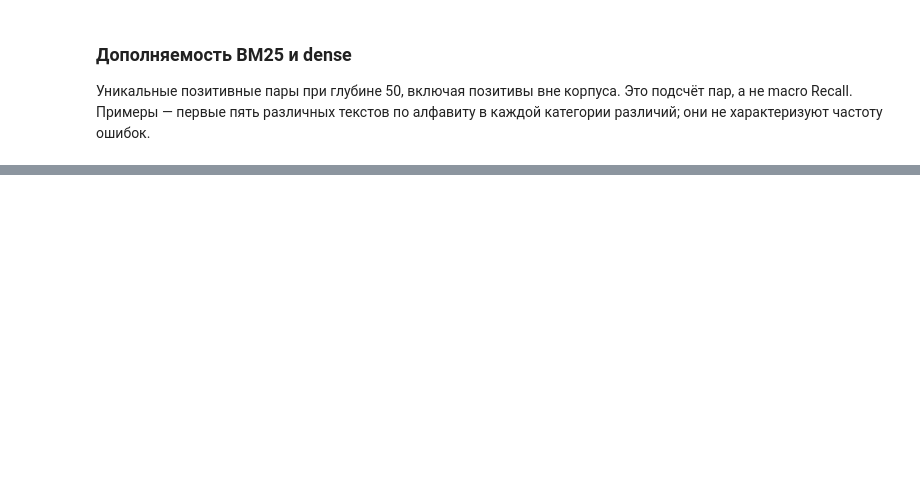
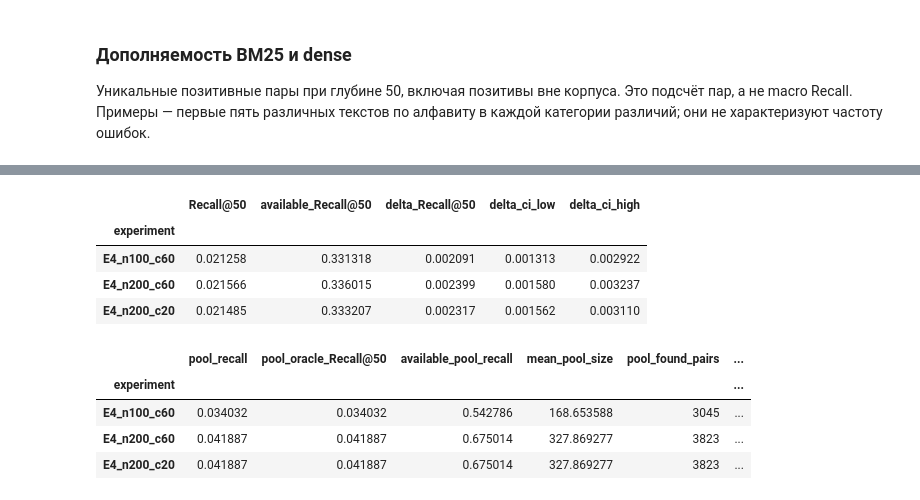
Before and after one commit to alexiva05/avito-service-search, a Jupyter notebook: solution.ipynb, the cells around one changed output, grey strips where cells are left out. Cells and saved outputs as stored; diff of their text form; code cells hidden in the pictures; blank space fills up the shorter version.

```diff
--- a/solution.ipynb
+++ b/solution.ipynb
@@ -1502,0 +1574,67 @@ exact search — 0,35 с. Embeddings корпуса занимают 277,17 Ми
+# %%
+e4_rows, e4_predictions, e4_per_query, e4_pool_tables = [], {}, {}, {}
+for name, config in RRF_VARIANTS.items():
+    depth = config["depth"]
+    start = perf_counter()
+    candidate_predictions = {text: rrf([lexical_pool[text][:depth], dense_pool[text][:depth]], c=config["c"])
+                             for text in val_texts}
+    fusion_seconds = perf_counter() - start
+    assert all(len(ids) == 50 and len(set(ids)) == 50 and set(ids) <= corpus_ids for ids in candidate_predictions.values())
+    candidate_per_query = evaluate(validation, candidate_predictions)
+    candidate_metrics = candidate_per_query.mean()
+    ci = cluster_delta_interval(per_query["Recall@50"], candidate_per_query["Recall@50"],
+                                validation.search_query, confidence=E4_CONFIDENCE)
+    if depth not in e4_pool_tables:
+        pools = {text: set(lexical_pool[text][:depth]) | set(dense_pool[text][:depth]) for text in val_texts}
+        pool_rows = []
+        for query in validation.itertuples():
+            pool = pools[query.search_query]
+            found = len(query.positives & pool)
+            pool_rows.append({
+                "union_recall": found / query.n_positives,
+                "oracle_Recall@50": min(found, 50) / query.n_positives,
+                "available_union_recall": found / query.n_available if query.n_available else np.nan,
+                "pool_size": len(pool), "found_pairs": found,
+            })
+        e4_pool_tables[depth] = pd.DataFrame(pool_rows, index=validation.index)
+    pool_table = e4_pool_tables[depth]
+    assert np.all(candidate_per_query["Recall@50"] <= pool_table["oracle_Recall@50"] + 1e-12)
+    found_top50 = sum(len(q.positives & set(candidate_predictions[q.search_query])) for q in validation.itertuples())
+    row = {
+        **experiment, "experiment": name, "device": f"cpu+{DEVICE}",
+        "config": json.dumps({**config, "channels": ["E0", "E3"], "weights": [1, 1],
+                              "tie_break": "item_id ascending", "dense": DENSE_CONFIG}, sort_keys=True),
+        **{key: float(value) for key, value in candidate_metrics.items()},
+        "delta_Recall@50": candidate_metrics["Recall@50"] - metrics["Recall@50"],
+        "delta_ci_low": ci[0], "delta_ci_high": ci[1],
+        "bootstrap_confidence": E4_CONFIDENCE, "bootstrap_resamples": BOOTSTRAP_RESAMPLES,
+        "index_seconds": experiment["index_seconds"] + dense_index_seconds,
+        "index_MiB": experiment["index_MiB"] + corpus_embeddings.nbytes / 2**20,
+        "search_seconds": e4_lexical_seconds + dense_query_encode_seconds + e4_dense_seconds + fusion_seconds,
+        "fusion_seconds": fusion_seconds, "retrieval_depth_measured": max_depth,
+        "pool_recall": pool_table.union_recall.mean(), "pool_oracle_Recall@50": pool_table["oracle_Recall@50"].mean(),
+        "available_pool_recall": pool_table.available_union_recall.mean(),
+        "mean_pool_size": pool_table.pool_size.mean(), "pool_found_pairs": pool_table.found_pairs.sum(),
+        "lost_pairs_at_50": pool_table.found_pairs.sum() - found_top50,
+        "conclusion": f"Recall@50={candidate_metrics['Recall@50']:.4%}; RRF N={depth}, c={config['c']}",
+    }
+    e4_rows.append(row)
+    e4_predictions[name], e4_per_query[name] = candidate_predictions, candidate_per_query
+
+experiments = pd.concat([experiments.loc[~experiments.experiment.isin(RRF_VARIANTS)], pd.DataFrame(e4_rows)], ignore_index=True)
+assert experiments.experiment.is_unique
+experiments.to_csv(EXPERIMENTS_PATH, index=False)
+e4_results = pd.DataFrame(e4_rows).set_index("experiment")
+display(e4_results[["Recall@50", "available_Recall@50", "delta_Recall@50", "delta_ci_low", "delta_ci_high"]].round(6))
+display(e4_results[["pool_recall", "pool_oracle_Recall@50", "available_pool_recall", "mean_pool_size", "pool_found_pairs", "lost_pairs_at_50"]].round(6))
+# %% [output]
+|  | Recall@50 | available_Recall@50 | delta_Recall@50 | delta_ci_low | delta_ci_high |
+| experiment |  |  |  |  |  |
+| E4_n100_c60 | 0.021258 | 0.331318 | 0.002091 | 0.001313 | 0.002922 |
+| E4_n200_c60 | 0.021566 | 0.336015 | 0.002399 | 0.001580 | 0.003237 |
+| E4_n200_c20 | 0.021485 | 0.333207 | 0.002317 | 0.001562 | 0.003110 |
+|  | pool_recall | pool_oracle_Recall@50 | available_pool_recall | mean_pool_size | pool_found_pairs | ... |
+| experiment |  |  |  |  |  | ... |
+| E4_n100_c60 | 0.034032 | 0.034032 | 0.542786 | 168.653588 | 3045 | ... |
+| E4_n200_c60 | 0.041887 | 0.041887 | 0.675014 | 327.869277 | 3823 | ... |
+| E4_n200_c20 | 0.041887 | 0.041887 | 0.675014 | 327.869277 | 3823 | ... |
```
Also changed, not shown: parts of 24 cells of this notebook, 3 other files.
